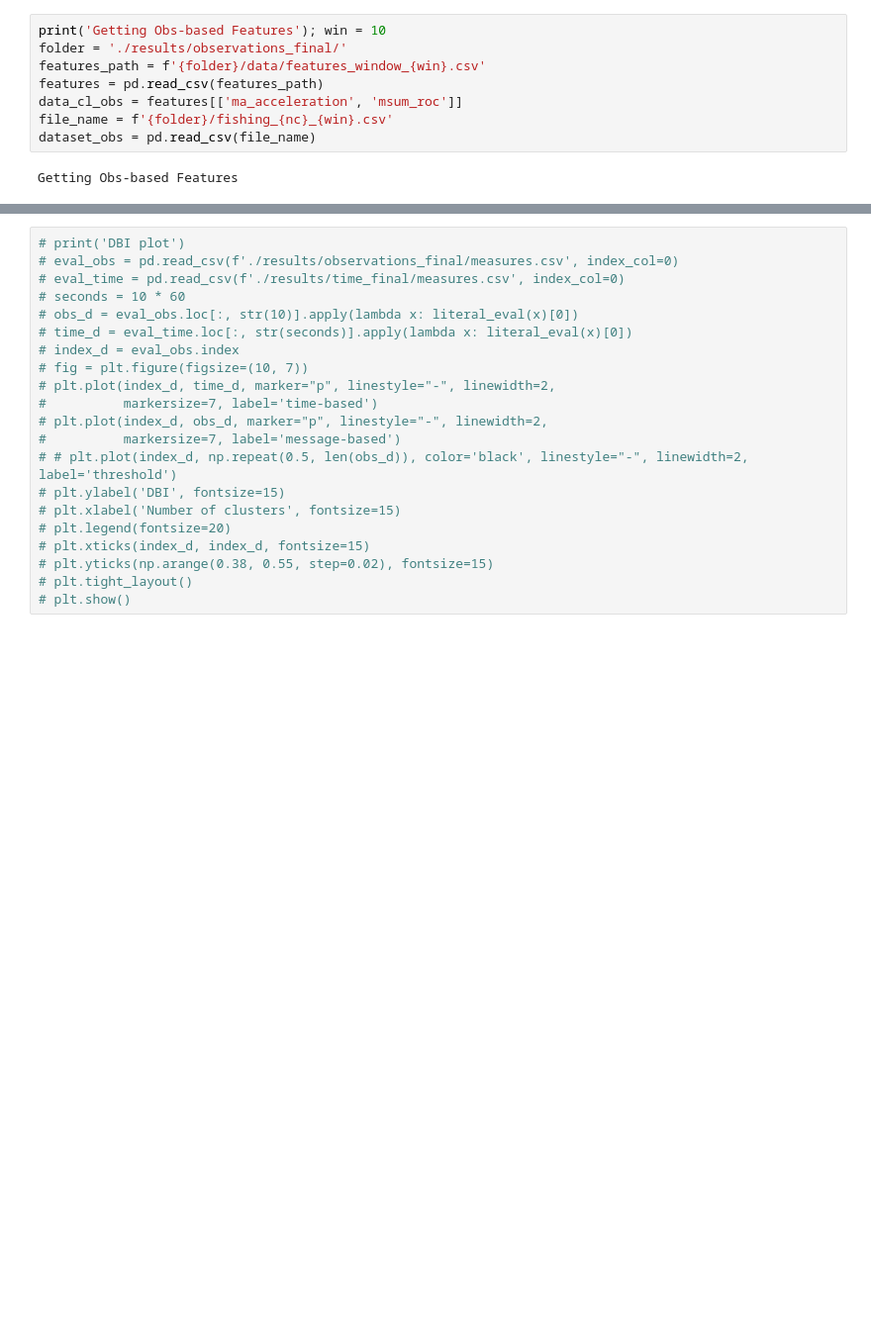
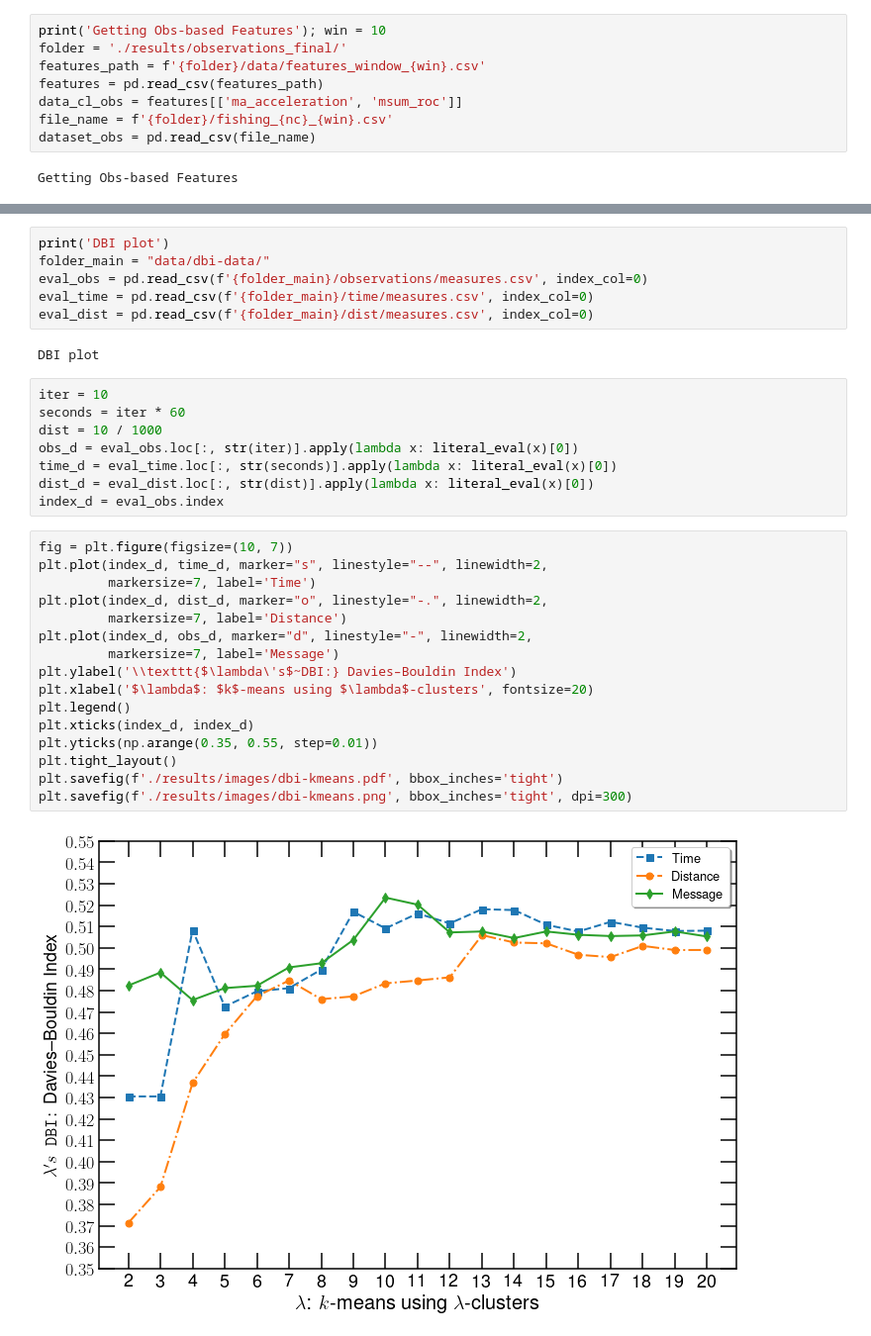
Before and after one commit to marthadais/AISclassification, a Jupyter notebook: plot_images.ipynb, the cells around one changed output, grey strips where cells are left out. Shown at 99% size. Drawn from its saved outputs; the diff is of its cells as text; blank space fills up the shorter version.

```diff
--- a/plot_images.ipynb
+++ b/plot_images.ipynb
@@ -120,21 +121,34 @@ plt.savefig(f'./results/images/obs_scatter_{nc}.png', bbox_inches='tight', dpi=3
+# %%
+print('DBI plot')
+folder_main = "data/dbi-data/"
+eval_obs = pd.read_csv(f'{folder_main}/observations/measures.csv', index_col=0)
+eval_time = pd.read_csv(f'{folder_main}/time/measures.csv', index_col=0)
+eval_dist = pd.read_csv(f'{folder_main}/dist/measures.csv', index_col=0)
+# %% [output]
+DBI plot
+# %%
+iter = 10
+seconds = iter * 60
+dist = 10 / 1000
+obs_d = eval_obs.loc[:, str(iter)].apply(lambda x: literal_eval(x)[0])
+time_d = eval_time.loc[:, str(seconds)].apply(lambda x: literal_eval(x)[0])
+dist_d = eval_dist.loc[:, str(dist)].apply(lambda x: literal_eval(x)[0])
+index_d = eval_obs.index
 # %%
-# print('DBI plot')
-# eval_obs = pd.read_csv(f'./results/observations_final/measures.csv', index_col=0)
-# eval_time = pd.read_csv(f'./results/time_final/measures.csv', index_col=0)
-# seconds = 10 * 60
-# obs_d = eval_obs.loc[:, str(10)].apply(lambda x: literal_eval(x)[0])
-# time_d = eval_time.loc[:, str(seconds)].apply(lambda x: literal_eval(x)[0])
-# index_d = eval_obs.index
-# fig = plt.figure(figsize=(10, 7))
-# plt.plot(index_d, time_d, marker="p", linestyle="-", linewidth=2,
-#          markersize=7, label='time-based')
-# plt.plot(index_d, obs_d, marker="p", linestyle="-", linewidth=2,
-#          markersize=7, label='message-based')
-# # plt.plot(index_d, np.repeat(0.5, len(obs_d)), color='black', linestyle="-", linewidth=2, label='threshold')
-# plt.ylabel('DBI', fontsize=15)
-# plt.xlabel('Number of clusters', fontsize=15)
-# plt.legend(fontsize=20)
-# plt.xticks(index_d, index_d, fontsize=15)
-# plt.yticks(np.arange(0.38, 0.55, step=0.02), fontsize=15)
-# plt.tight_layout()
-# plt.show()
+fig = plt.figure(figsize=(10, 7))
+plt.plot(index_d, time_d, marker="s", linestyle="--", linewidth=2,
+         markersize=7, label='Time')
+plt.plot(index_d, dist_d, marker="o", linestyle="-.", linewidth=2,
+         markersize=7, label='Distance')
+plt.plot(index_d, obs_d, marker="d", linestyle="-", linewidth=2,
+         markersize=7, label='Message')
+plt.ylabel('\\texttt{$\lambda\'s$~DBI:} Davies–Bouldin Index')
+plt.xlabel('$\lambda$: $k$-means using $\lambda$-clusters', fontsize=20)
+plt.legend()
+plt.xticks(index_d, index_d)
+plt.yticks(np.arange(0.35, 0.55, step=0.01))
+plt.tight_layout()
+plt.savefig(f'./results/images/dbi-kmeans.pdf', bbox_inches='tight')
+plt.savefig(f'./results/images/dbi-kmeans.png', bbox_inches='tight', dpi=300)
+# %% [output]
+[figure, added]
```
Also changed, not shown: parts of 7 cells of this notebook, 15 other files.
